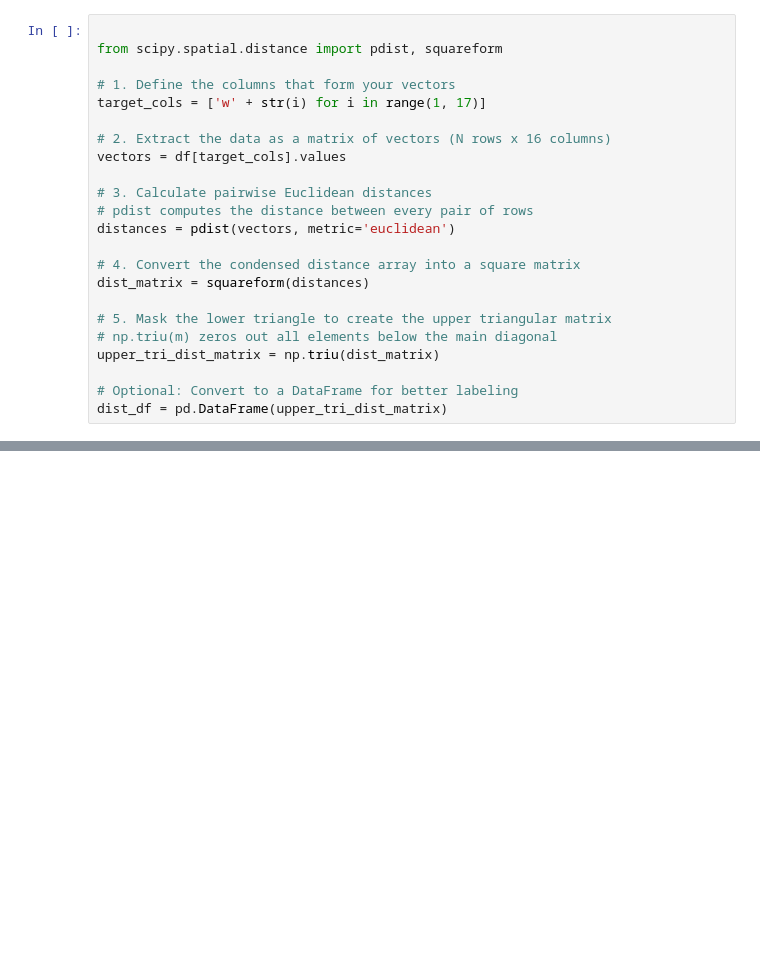
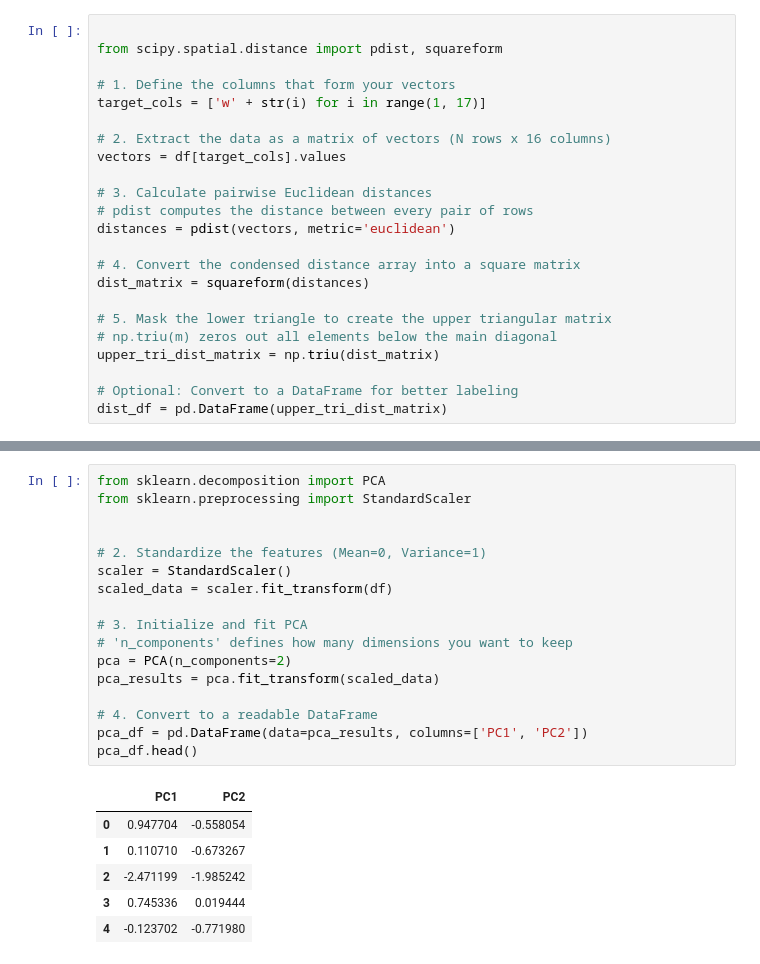
Before and after one commit to Andrea-Tomatis/Harmonomino, a Jupyter notebook: results/data_analysis.ipynb, the cells around one changed output, grey strips where cells are left out. Drawn from its saved outputs; the diff is of its cells as text; blank space fills up the shorter version.

```diff
--- a/results/data_analysis.ipynb
+++ b/results/data_analysis.ipynb
@@ -269,0 +270,24 @@ plt.show()
+# %%
+from sklearn.decomposition import PCA
+from sklearn.preprocessing import StandardScaler
+
+
+# 2. Standardize the features (Mean=0, Variance=1)
+scaler = StandardScaler()
+scaled_data = scaler.fit_transform(df)
+
+# 3. Initialize and fit PCA
+# 'n_components' defines how many dimensions you want to keep
+pca = PCA(n_components=2)
+pca_results = pca.fit_transform(scaled_data)
+
+# 4. Convert to a readable DataFrame
+pca_df = pd.DataFrame(data=pca_results, columns=['PC1', 'PC2'])
+pca_df.head()
+# %% [output]
+|  | PC1 | PC2 |
+| 0 | 0.947704 | -0.558054 |
+| 1 | 0.110710 | -0.673267 |
+| 2 | -2.471199 | -1.985242 |
+| 3 | 0.745336 | 0.019444 |
+| 4 | -0.123702 | -0.771980 |
```
Also changed, not shown: parts of 7 cells of this notebook, 11 other files.
